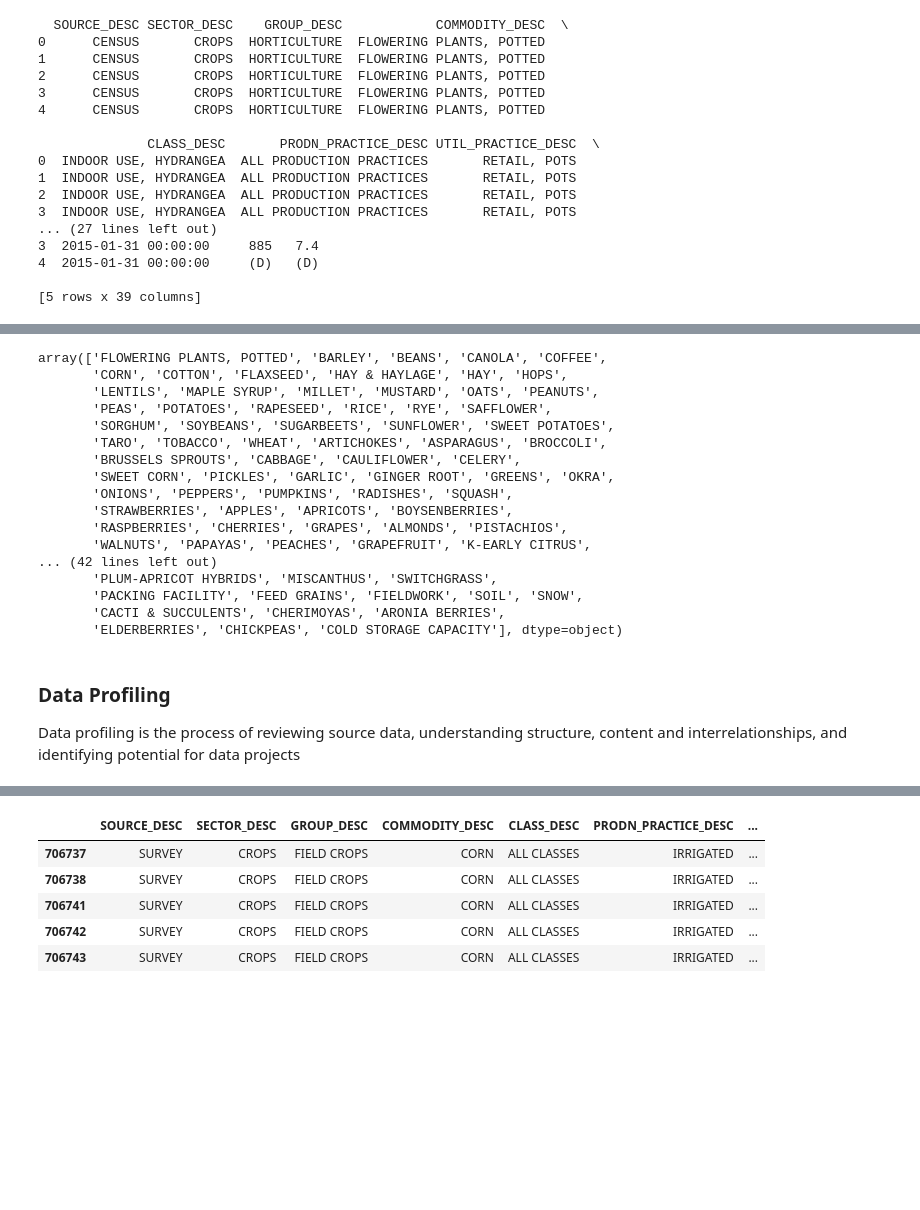
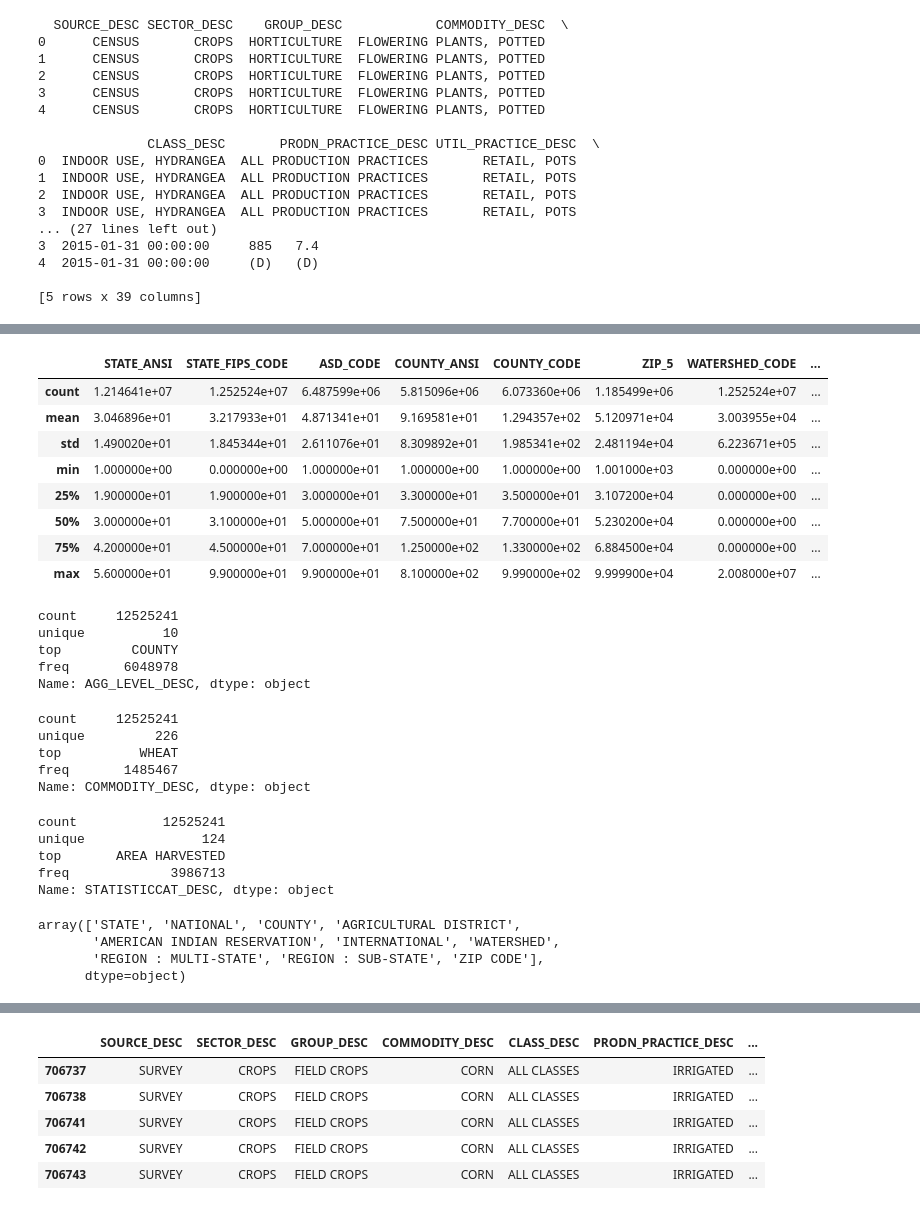
Before and after one commit to MehtaShruti/NASS_Statistics_Data, a Jupyter notebook: Code/NASS QuickStats data .ipynb, the cells around one changed output, grey strips where cells are left out. Cells and saved outputs as stored; diff of their text form; code cells hidden in the pictures; blank space fills up the shorter version.

```diff
--- a/Code/NASS QuickStats data .ipynb
+++ b/Code/NASS QuickStats data .ipynb
@@ -66,26 +105,51 @@ print(master_df.head())
+# %%
+# helps understanding the numerical variables, but as we could most of the variables are categorical variables,
+#we could check for them individually
+
+master_df.describe()
+# %% [output]
+|  | STATE_ANSI | STATE_FIPS_CODE | ASD_CODE | COUNTY_ANSI | COUNTY_CODE | ZIP_5 | WATERSHED_CODE | ... |
+| count | 1.214641e+07 | 1.252524e+07 | 6.487599e+06 | 5.815096e+06 | 6.073360e+06 | 1.185499e+06 | 1.252524e+07 | ... |
+| mean | 3.046896e+01 | 3.217933e+01 | 4.871341e+01 | 9.169581e+01 | 1.294357e+02 | 5.120971e+04 | 3.003955e+04 | ... |
+| std | 1.490020e+01 | 1.845344e+01 | 2.611076e+01 | 8.309892e+01 | 1.985341e+02 | 2.481194e+04 | 6.223671e+05 | ... |
+| min | 1.000000e+00 | 0.000000e+00 | 1.000000e+01 | 1.000000e+00 | 1.000000e+00 | 1.001000e+03 | 0.000000e+00 | ... |
+| 25% | 1.900000e+01 | 1.900000e+01 | 3.000000e+01 | 3.300000e+01 | 3.500000e+01 | 3.107200e+04 | 0.000000e+00 | ... |
+| 50% | 3.000000e+01 | 3.100000e+01 | 5.000000e+01 | 7.500000e+01 | 7.700000e+01 | 5.230200e+04 | 0.000000e+00 | ... |
+| 75% | 4.200000e+01 | 4.500000e+01 | 7.000000e+01 | 1.250000e+02 | 1.330000e+02 | 6.884500e+04 | 0.000000e+00 | ... |
+| max | 5.600000e+01 | 9.900000e+01 | 9.900000e+01 | 8.100000e+02 | 9.990000e+02 | 9.999900e+04 | 2.008000e+07 | ... |
+# %%
+# for categorical variables it can be done individually to find the statistics
+
+master_df.AGG_LEVEL_DESC.describe()
+# %% [output]
+count     12525241
+unique          10
+top         COUNTY
+freq       6048978
+Name: AGG_LEVEL_DESC, dtype: object
+# %%
+master_df.COMMODITY_DESC.describe()
+# %% [output]
+count     12525241
+unique         226
+top          WHEAT
+freq       1485467
+Name: COMMODITY_DESC, dtype: object
+# %%
+master_df.STATISTICCAT_DESC.describe()
+# %% [output]
+count           12525241
+unique               124
+top       AREA HARVESTED
+freq             3986713
+Name: STATISTICCAT_DESC, dtype: object
 # %%
-# get an overview of data commodity to filter out crops
+# in order to understand each category individually
+#get an overview of data commodity to filter out crops
 
-master_df['COMMODITY_DESC'].unique()
+master_df['AGG_LEVEL_DESC'].unique()
 # %% [output]
-array(['FLOWERING PLANTS, POTTED', 'BARLEY', 'BEANS', 'CANOLA', 'COFFEE',
-       'CORN', 'COTTON', 'FLAXSEED', 'HAY & HAYLAGE', 'HAY', 'HOPS',
-       'LENTILS', 'MAPLE SYRUP', 'MILLET', 'MUSTARD', 'OATS', 'PEANUTS',
-       'PEAS', 'POTATOES', 'RAPESEED', 'RICE', 'RYE', 'SAFFLOWER',
-       'SORGHUM', 'SOYBEANS', 'SUGARBEETS', 'SUNFLOWER', 'SWEET POTATOES',
-       'TARO', 'TOBACCO', 'WHEAT', 'ARTICHOKES', 'ASPARAGUS', 'BROCCOLI',
-       'BRUSSELS SPROUTS', 'CABBAGE', 'CAULIFLOWER', 'CELERY',
-       'SWEET CORN', 'PICKLES', 'GARLIC', 'GINGER ROOT', 'GREENS', 'OKRA',
-       'ONIONS', 'PEPPERS', 'PUMPKINS', 'RADISHES', 'SQUASH',
-       'STRAWBERRIES', 'APPLES', 'APRICOTS', 'BOYSENBERRIES',
-       'RASPBERRIES', 'CHERRIES', 'GRAPES', 'ALMONDS', 'PISTACHIOS',
-       'WALNUTS', 'PAPAYAS', 'PEACHES', 'GRAPEFRUIT', 'K-EARLY CITRUS',
-... (42 lines left out)
-       'PLUM-APRICOT HYBRIDS', 'MISCANTHUS', 'SWITCHGRASS',
-       'PACKING FACILITY', 'FEED GRAINS', 'FIELDWORK', 'SOIL', 'SNOW',
-       'CACTI & SUCCULENTS', 'CHERIMOYAS', 'ARONIA BERRIES',
-       'ELDERBERRIES', 'CHICKPEAS', 'COLD STORAGE CAPACITY'], dtype=object)
+array(['STATE', 'NATIONAL', 'COUNTY', 'AGRICULTURAL DISTRICT',
+       'AMERICAN INDIAN RESERVATION', 'INTERNATIONAL', 'WATERSHED',
+       'REGION : MULTI-STATE', 'REGION : SUB-STATE', 'ZIP CODE'],
+      dtype=object)
-# %% [markdown]
-### Data Profiling
-
-Data profiling is the process of reviewing source data, understanding structure, content and interrelationships, and identifying potential for data projects
```
Also changed, not shown: parts of 26 cells of this notebook.
